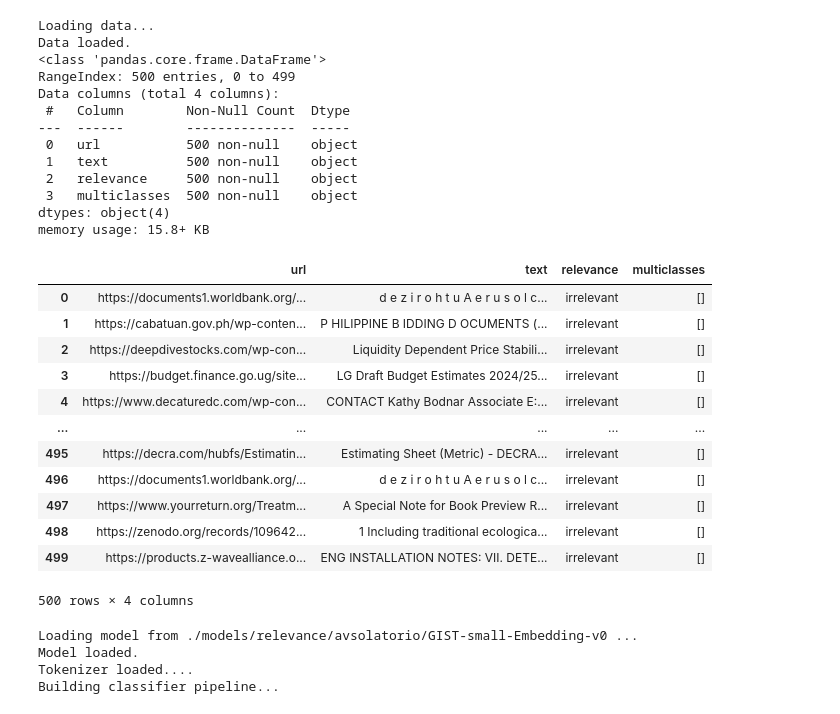
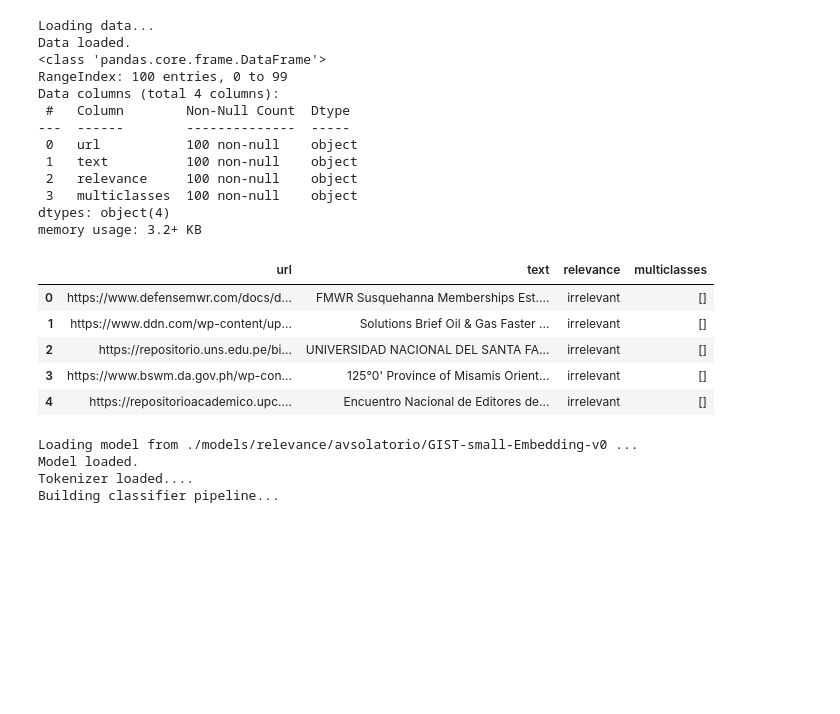
Before and after one commit to ShreyBiswas/GreyLiteratureClassifier, a Jupyter notebook: src/FastFit/test_classifier.ipynb, the cells around one changed output. Saved outputs shown, nothing was run; the diff lists cells and outputs as text; code cells hidden in the pictures; blank space fills up the shorter version.

```diff
--- a/src/FastFit/test_classifier.ipynb
+++ b/src/FastFit/test_classifier.ipynb
@@ -23,7 +23,7 @@ test_dataset = import_labelled_data(path="../../data/labelled/irrelevant.json",
 
 print("Data loaded.")
 
-test_dataset = test_dataset.sample(500)
+test_dataset = test_dataset.sample(100)
 
 test_dataset = test_dataset.sample(frac=1).reset_index(drop=True)
 
@@ -33,32 +33,25 @@ test_dataset.info()
 Loading data...
 Data loaded.
 <class 'pandas.core.frame.DataFrame'>
-RangeIndex: 500 entries, 0 to 499
+RangeIndex: 100 entries, 0 to 99
 Data columns (total 4 columns):
  #   Column        Non-Null Count  Dtype
 ---  ------        --------------  -----
- 0   url           500 non-null    object
- 1   text          500 non-null    object
- 2   relevance     500 non-null    object
- 3   multiclasses  500 non-null    object
+ 0   url           100 non-null    object
+ 1   text          100 non-null    object
+ 2   relevance     100 non-null    object
+ 3   multiclasses  100 non-null    object
 dtypes: object(4)
-memory usage: 15.8+ KB
+memory usage: 3.2+ KB
 # %%
-test_dataset
+test_dataset.head()
 # %% [output]
 |  | url | text | relevance | multiclasses |
-| 0 | https://documents1.worldbank.org/... | d e z i r o h t u A e r u s o l c... | irrelevant | [] |
-| 1 | https://cabatuan.gov.ph/wp-conten... | P HILIPPINE B IDDING D OCUMENTS (... | irrelevant | [] |
-| 2 | https://deepdivestocks.com/wp-con... | Liquidity Dependent Price Stabili... | irrelevant | [] |
-| 3 | https://budget.finance.go.ug/site... | LG Draft Budget Estimates 2024/25... | irrelevant | [] |
-| 4 | https://www.decaturedc.com/wp-con... | CONTACT Kathy Bodnar Associate E:... | irrelevant | [] |
-| ... | ... | ... | ... | ... |
-| 495 | https://decra.com/hubfs/Estimatin... | Estimating Sheet (Metric) - DECRA... | irrelevant | [] |
-| 496 | https://documents1.worldbank.org/... | d e z i r o h t u A e r u s o l c... | irrelevant | [] |
-| 497 | https://www.yourreturn.org/Treatm... | A Special Note for Book Preview R... | irrelevant | [] |
-| 498 | https://zenodo.org/records/109642... | 1 Including traditional ecologica... | irrelevant | [] |
-| 499 | https://products.z-wavealliance.o... | ENG INSTALLATION NOTES: VII. DETE... | irrelevant | [] |
+| 0 | https://www.defensemwr.com/docs/d... | FMWR Susquehanna Memberships Est.... | irrelevant | [] |
+| 1 | https://www.ddn.com/wp-content/up... | Solutions Brief Oil & Gas Faster ... | irrelevant | [] |
+| 2 | https://repositorio.uns.edu.pe/bi... | UNIVERSIDAD NACIONAL DEL SANTA FA... | irrelevant | [] |
+| 3 | https://www.bswm.da.gov.ph/wp-con... | 125°0' Province of Misamis Orient... | irrelevant | [] |
+| 4 | https://repositorioacademico.upc.... | Encuentro Nacional de Editores de... | irrelevant | [] |
-500 rows × 4 columns
 # %%
 import torch
 torch.cuda.empty_cache()
```
Also changed, not shown: parts of 14 cells of this notebook, 3 other files.
